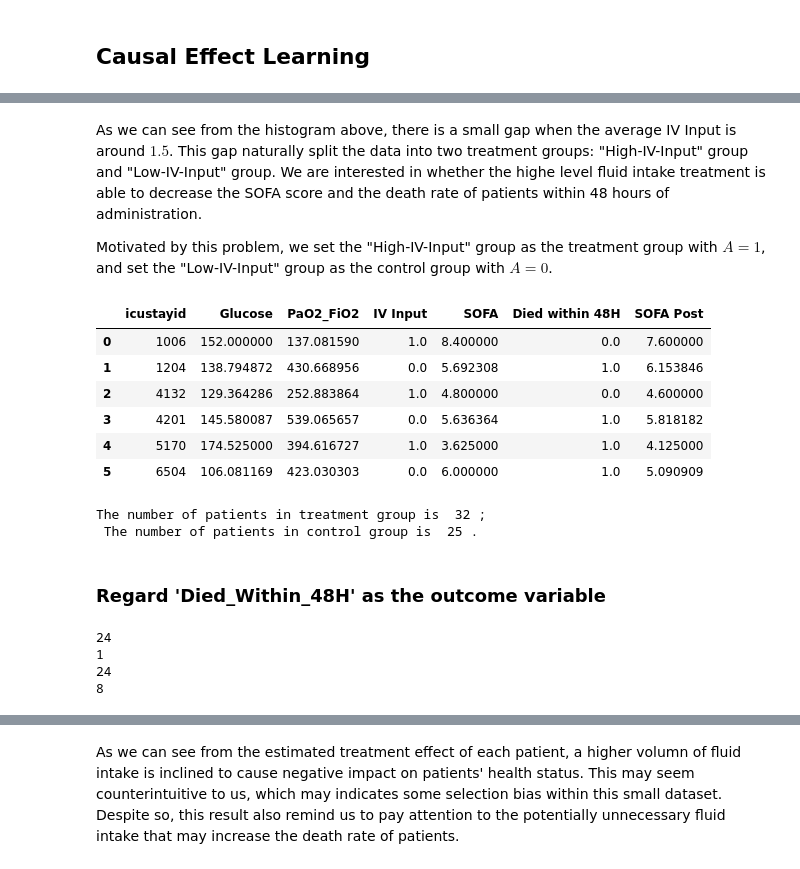
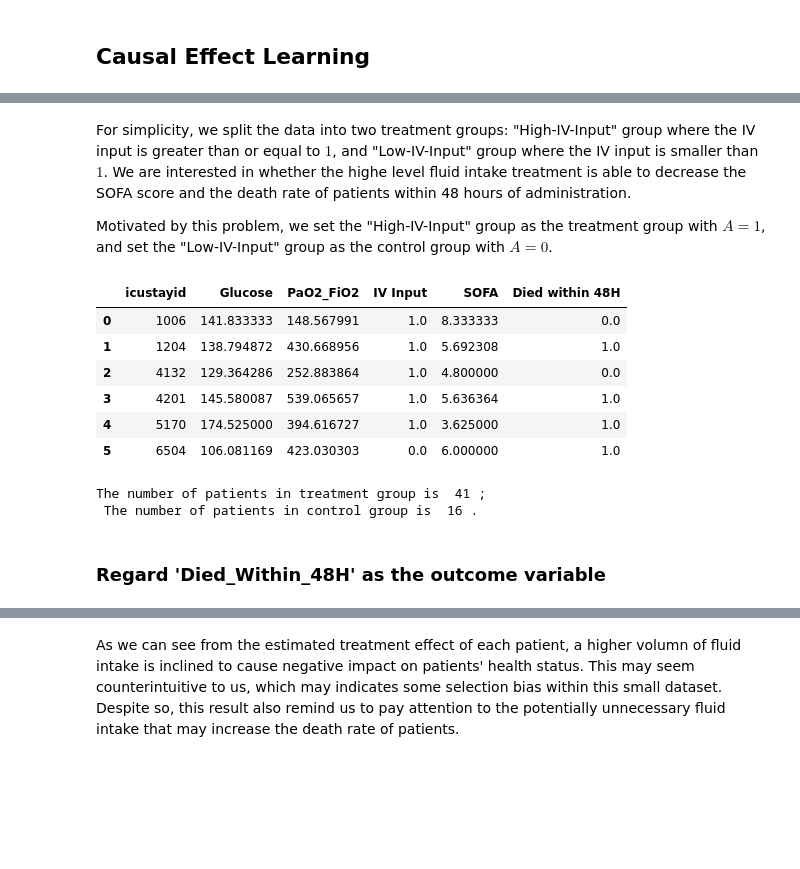
Before and after one commit to CausalDM/Causal-Decision-Making, a Jupyter notebook: _sources/5_Case_Study/MIMIC3/MIMIC3-Demo-Ver2.ipynb, the cells around one changed output, grey strips where cells are left out. Cells and saved outputs as stored; diff of their text form; code cells hidden in the pictures; blank space fills up the shorter version.

```diff
--- a/_sources/5_Case_Study/MIMIC3/MIMIC3-Demo-Ver2.ipynb
+++ b/_sources/5_Case_Study/MIMIC3/MIMIC3-Demo-Ver2.ipynb
@@ -47,7 +46,7 @@ from functools import partial
 os.environ["OMP_NUM_THREADS"] = "1"
 # %%
 mimic3_data = pd.read_csv('mimic3_single_stage.csv')
-mimic3_data.iloc[np.where(mimic3_data['Died within 48H']==-1.0)[0],5]=0 # change the discrete action to binary
+mimic3_data.loc[mimic3_data['Died within 48H'] == -1.0,'Died within 48H']=0
 # %%
 mimic3_data.head(6)
 # %% [output]
@@ -100,26 +88,26 @@ plt.hist(mimic3_data['IV Input'])
 # %% [markdown]
-As we can see from the histogram above, there is a small gap when the average IV Input is around $1.5$. This gap naturally split the data into two treatment groups: "High-IV-Input" group and "Low-IV-Input" group. We are interested in whether the highe level fluid intake treatment is able to decrease the SOFA score and the death rate of patients within 48 hours of administration.
+For simplicity, we split the data into two treatment groups: "High-IV-Input" group where the IV input is greater than or equal to $1$, and "Low-IV-Input" group where the IV input is smaller than $1$. We are interested in whether the highe level fluid intake treatment is able to decrease the SOFA score and the death rate of patients within 48 hours of administration.
 
 Motivated by this problem, we set the "High-IV-Input" group as the treatment group with $A=1$, and set the "Low-IV-Input" group as the control group with $A=0$.
 # %%
 data_CEL_selected = mimic3_data.copy()
-data_CEL_selected.iloc[np.where(data_CEL_selected['IV Input']<=1.5)[0],3]=0 # change the discrete action to binary
-data_CEL_selected.iloc[np.where(data_CEL_selected['IV Input']>1.5)[0],3]=1 # change the discrete action to binary
+data_CEL_selected.loc[data_CEL_selected['IV Input']>=1,'IV Input']=1 # change the discrete action to binary
+data_CEL_selected.loc[data_CEL_selected['IV Input']<1,'IV Input']=0 # change the discrete action to binary
 
 data_CEL_selected.head(6)
 # %% [output]
-|  | icustayid | Glucose | PaO2_FiO2 | IV Input | SOFA | Died within 48H | SOFA Post |
-| 0 | 1006 | 152.000000 | 137.081590 | 1.0 | 8.400000 | 0.0 | 7.600000 |
-| 1 | 1204 | 138.794872 | 430.668956 | 0.0 | 5.692308 | 1.0 | 6.153846 |
-| 2 | 4132 | 129.364286 | 252.883864 | 1.0 | 4.800000 | 0.0 | 4.600000 |
-| 3 | 4201 | 145.580087 | 539.065657 | 0.0 | 5.636364 | 1.0 | 5.818182 |
-| 4 | 5170 | 174.525000 | 394.616727 | 1.0 | 3.625000 | 1.0 | 4.125000 |
-| 5 | 6504 | 106.081169 | 423.030303 | 0.0 | 6.000000 | 1.0 | 5.090909 |
+|  | icustayid | Glucose | PaO2_FiO2 | IV Input | SOFA | Died within 48H |
+| 0 | 1006 | 141.833333 | 148.567991 | 1.0 | 8.333333 | 0.0 |
+| 1 | 1204 | 138.794872 | 430.668956 | 1.0 | 5.692308 | 1.0 |
+| 2 | 4132 | 129.364286 | 252.883864 | 1.0 | 4.800000 | 0.0 |
+| 3 | 4201 | 145.580087 | 539.065657 | 1.0 | 5.636364 | 1.0 |
+| 4 | 5170 | 174.525000 | 394.616727 | 1.0 | 3.625000 | 1.0 |
+| 5 | 6504 | 106.081169 | 423.030303 | 0.0 | 6.000000 | 1.0 |
 # %%
-print( "The number of patients in treatment group is ", len(np.where(mimic3_data['IV Input']>1.5)[0]), ";\n", "The number of patients in control group is ", len(np.where(mimic3_data['IV Input']<=1.5)[0]),".")
+print( "The number of patients in treatment group is ", len(np.where(mimic3_data['IV Input']>=1)[0]), ";\n", "The number of patients in control group is ", len(np.where(mimic3_data['IV Input']<1)[0]),".")
 # %% [output]
-The number of patients in treatment group is  32 ;
- The number of patients in control group is  25 .
+The number of patients in treatment group is  41 ;
+ The number of patients in control group is  16 .
 # %% [markdown]
 ### Regard 'Died_Within_48H' as the outcome variable
 # %%
@@ -130,10 +120,0 @@ userinfo_index = np.array([1,2])
-# %%
-print(np.sum(data_CEL_selected.iloc[np.where(data_CEL_selected['IV Input']==0)[0],5] == 1))
-print(np.sum(data_CEL_selected.iloc[np.where(data_CEL_selected['IV Input']==0)[0],5] == 0))
-print(np.sum(data_CEL_selected.iloc[np.where(data_CEL_selected['IV Input']==1)[0],5] == 1))
-print(np.sum(data_CEL_selected.iloc[np.where(data_CEL_selected['IV Input']==1)[0],5] == 0))
-# %% [output]
-24
-1
-24
-8
```
Also changed, not shown: parts of 24 cells of this notebook, 16 other files.
